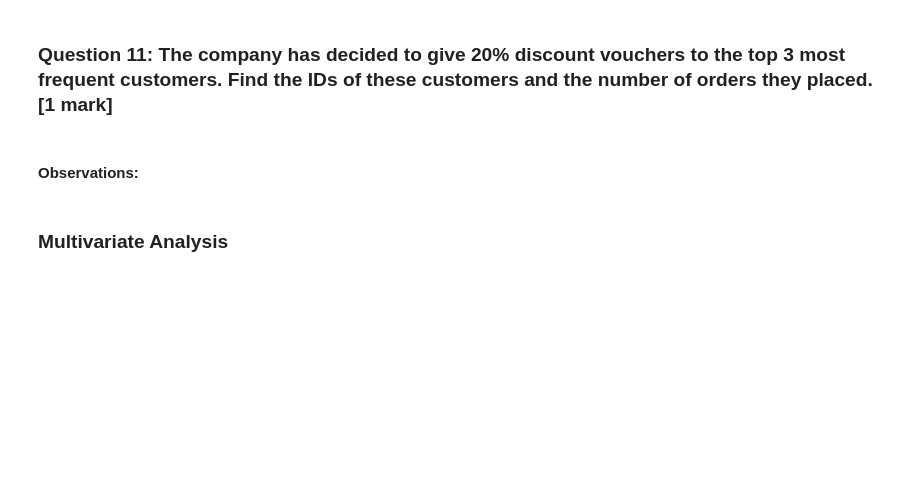
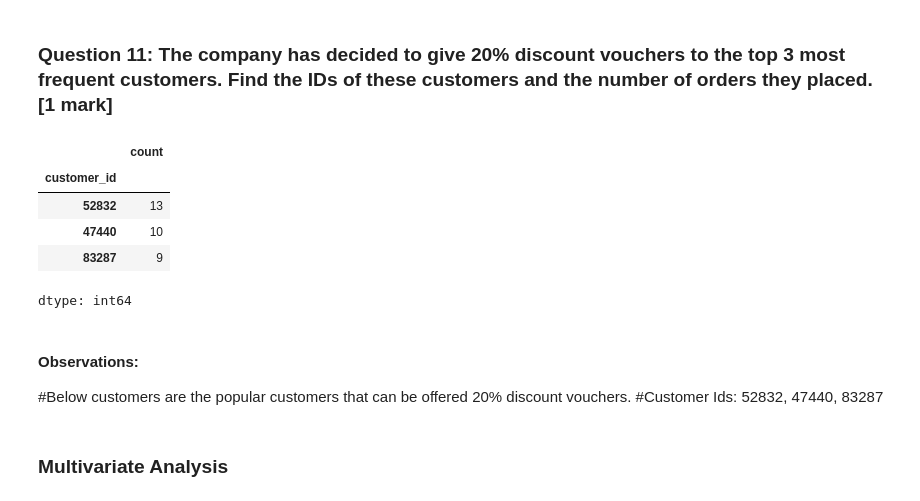
Before and after one commit to braju78/pythonFundamentals, a Jupyter notebook: Week5 PROJECT - Food hub Case Study/Learner_Notebook_Full_Code.ipynb, the cells around one changed output. Drawn from its saved outputs; the diff is of its cells as text; code cells hidden in the pictures; blank space fills up the shorter version.

```diff
--- a/Week5 PROJECT - Food hub Case Study/Learner_Notebook_Full_Code.ipynb
+++ b/Week5 PROJECT - Food hub Case Study/Learner_Notebook_Full_Code.ipynb
@@ -265,8 +265,18 @@ df['delivery_time'].mean()
 ### **Question 11:** The company has decided to give 20% discount vouchers to the top 3 most frequent customers. Find the IDs of these customers and the number of orders they placed. [1 mark]
 # %%
 # Write the code here
+df['customer_id'].value_counts().head(3)
+# %% [output]
+|  | count |
+| customer_id |  |
+| 52832 | 13 |
+| 47440 | 10 |
+| 83287 | 9 |
+dtype: int64
-# %% [markdown]
-#### Observations:
+# %% [markdown]
+#### Observations:
+#Below customers are the popular customers that can be offered 20% discount vouchers.
+#Customer Ids: 52832, 47440, 83287
 # %% [markdown]
 ### Multivariate Analysis
 # %% [markdown]
```
